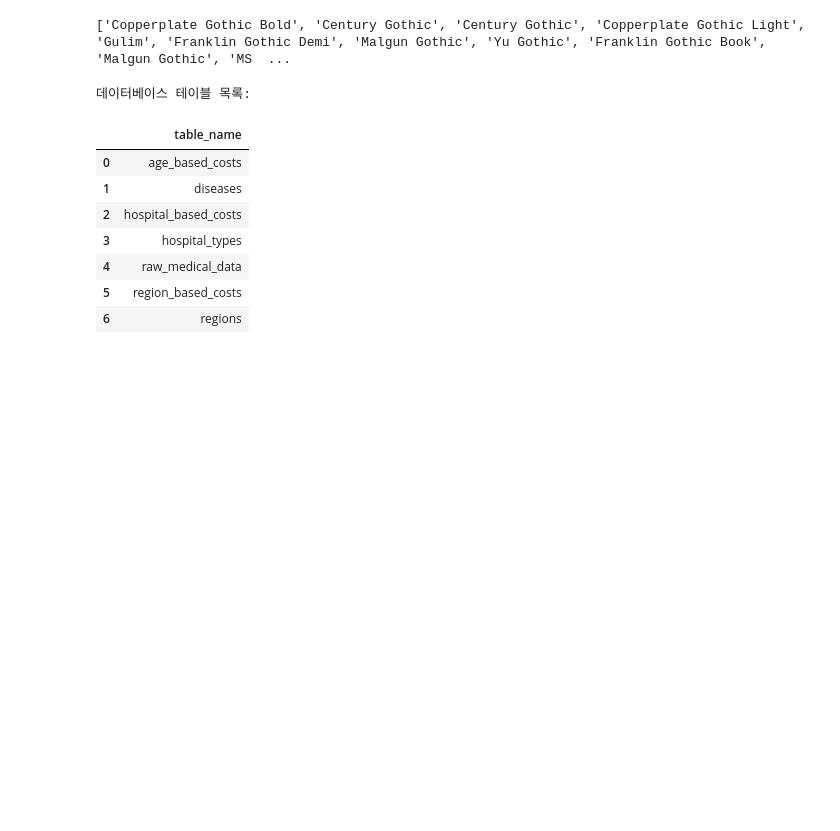
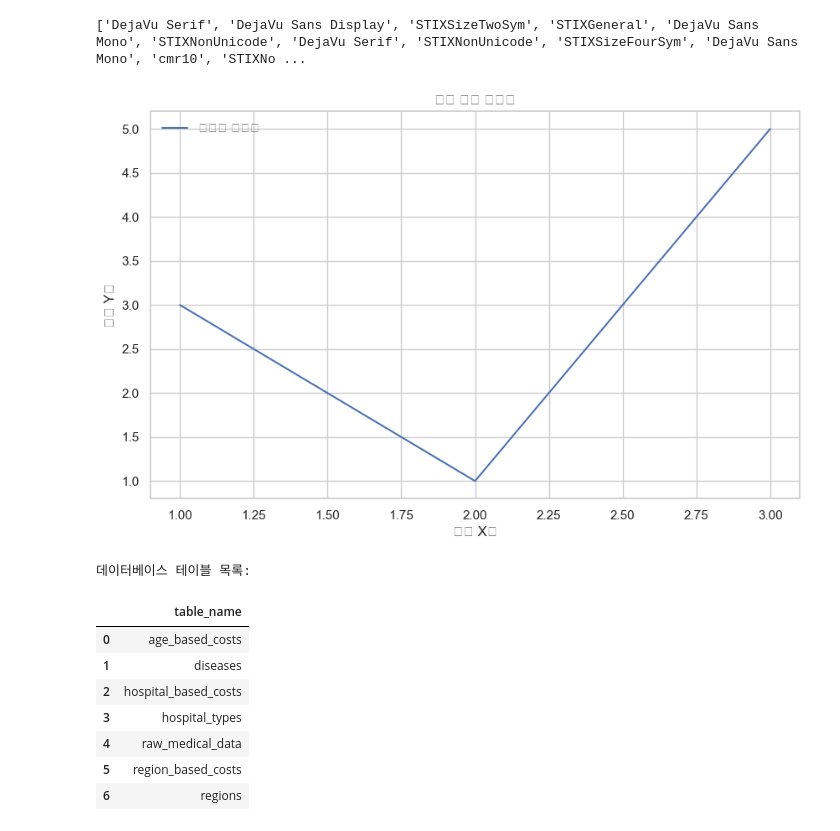
Before and after one commit to yujeong0411/Medi-Budget, a Jupyter notebook: backend/src/data/notebooks/anaylze.ipynb, the cells around one changed output. Saved outputs shown, nothing was run; the diff lists cells and outputs as text; code cells hidden in the pictures; blank space fills up the shorter version.

```diff
--- a/backend/src/data/notebooks/anaylze.ipynb
+++ b/backend/src/data/notebooks/anaylze.ipynb
@@ -10,16 +10,26 @@ from configs.db_config import get_db_engine
 # %%
 # matplotilb 설정
 plt.rcParams['font.family'] = 'Malgun Gothic'  # 한글 폰트 설정
 plt.rcParams['axes.unicode_minus'] = False # 한글 폰트 사용 시 마이너스 깨짐 방지
 # print(plt.style.available)
 plt.style.use('seaborn-v0_8-white')
 sns.set_theme(style="whitegrid")
 
 # 시스템에 설치된 폰트 목록 확인
 font_list = [font.name for font in fm.fontManager.ttflist]
-print([f for f in font_list if 'gul' in f.lower() or '고딕' in f or 'gothic' in f.lower()])
+print(font_list)
+
+# 테스트 그래프 그리기
+plt.figure(figsize=(10, 6))
+plt.title('한글 제목 테스트')
+plt.plot([1, 2, 3], [3, 1, 5], label='테스트 데이터')
+plt.xlabel('한글 X축')
+plt.ylabel('한글 Y축')
+plt.legend()
+plt.show()
 # %% [output]
-['Copperplate Gothic Bold', 'Century Gothic', 'Century Gothic', 'Copperplate Gothic Light', 'Gulim', 'Franklin Gothic Demi', 'Malgun Gothic', 'Yu Gothic', 'Franklin Gothic Book', 'Malgun Gothic', 'MS  ...
+['DejaVu Serif', 'DejaVu Sans Display', 'STIXSizeTwoSym', 'STIXGeneral', 'DejaVu Sans Mono', 'STIXNonUnicode', 'DejaVu Serif', 'STIXNonUnicode', 'STIXSizeFourSym', 'DejaVu Sans Mono', 'cmr10', 'STIXNo ...
+[figure, added]
 # %%
 # 결과 저장 폴더 생성
 RESULT_DIR = '../analsys_results'
```
Also changed, not shown: parts of 25 cells of this notebook, 6 other files.
